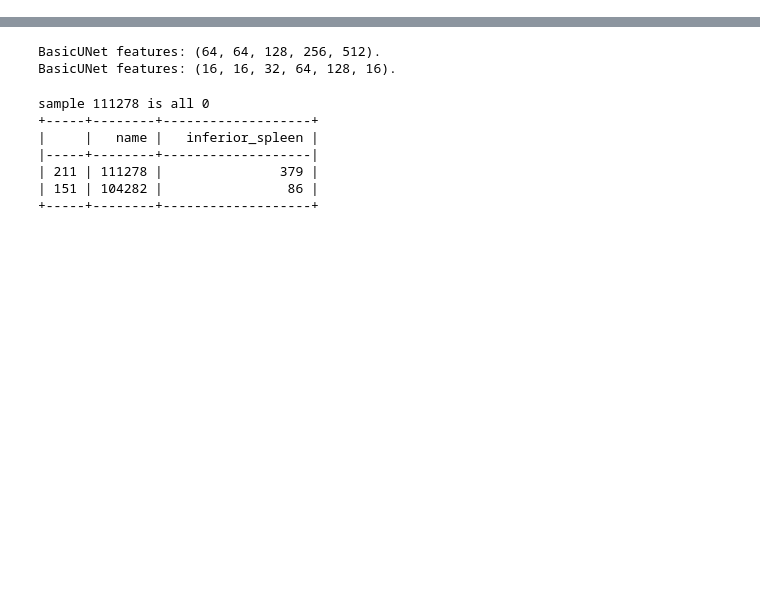
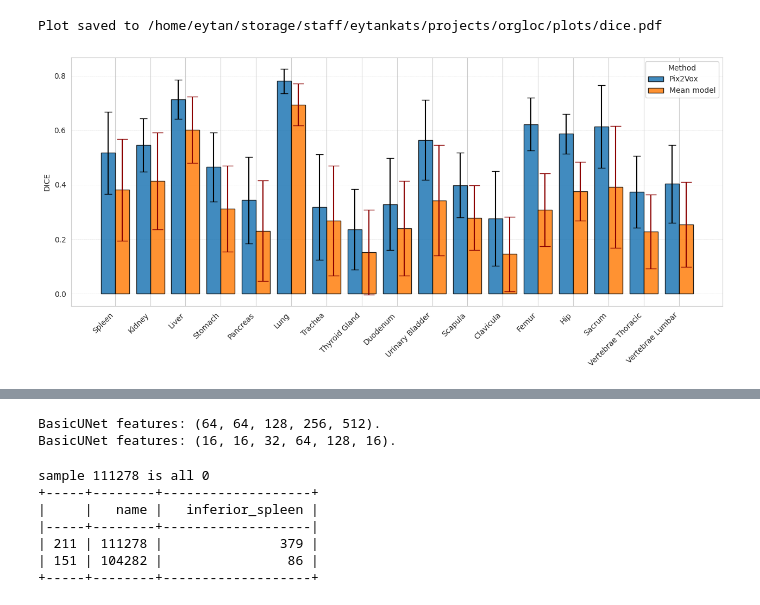
Before and after one commit to EytanKats/orgloc, a Jupyter notebook: notebooks/plot_results_v2_volumetric.ipynb, the cells around one changed output, grey strips where cells are left out. Cells and saved outputs as stored; diff of their text form; code cells hidden in the pictures; blank space fills up the shorter version.

```diff
--- a/notebooks/plot_results_v2_volumetric.ipynb
+++ b/notebooks/plot_results_v2_volumetric.ipynb
@@ -107,0 +558,57 @@ plot_grouped_by_prefix(df, prefixes, title="BBOX ERROR - GROUPED BY PREFIX", out
+# %%
+plot_columns_stacked_barplot(
+    [df_3d, df_mm],
+    prefixes=['dice'],
+    suffixes = [
+    "spleen",
+    "kidney",
+    "liver",
+    "stomach",
+    "pancreas",
+    "lung",
+    "trachea",
+    "thyroid_gland",
+    "duodenum",
+    "urinary_bladder",
+    "heart"
+    "aorta",
+    "scapula",
+    "clavicula",
+    "femur",
+    "hip",
+    "sacrum",
+    "vertebrae_L",
+    "vertebrae_T",
+],
+    labels=('Pix2Vox', 'Mean model'),
+    title='',
+    y_label='DICE',
+    prefix_to_cut='dice_',
+    aspect_ratio=3.2,
+    merge=True,
+    column_name_map={
+    "dice_spleen": "Spleen",
+    "dice_kidney": "Kidney",
+    "dice_liver": "Liver",
+    "dice_stomach": "Stomach",
+    "dice_pancreas": "Pancreas",
+    "dice_lung": "Lung",
+    "dice_trachea": "Trachea",
+    "dice_thyroid_gland": "Thyroid Gland",
+    "dice_duodenum": "Duodenum",
+    "dice_urinary_bladder": "Urinary Bladder",
+    "dice_heart": "Heart",
+    "dice_aorta": "Aorta",
+    "dice_scapula": "Scapula",
+    "dice_clavicula": "Clavicula",
+    "dice_femur": "Femur",
+    "dice_hip":"Hip",
+    "dice_sacrum": "Sacrum",
+    "dice_vertebrae_L": "Vertebrae Lumbar",
+    "dice_vertebrae_T": "Vertebrae Thoracic",
+    },
+    save_path='/home/eytan/storage/staff/eytankats/projects/orgloc/plots/dice.pdf'
+)
+# %% [output]
+Plot saved to /home/eytan/storage/staff/eytankats/projects/orgloc/plots/dice.pdf
+[figure, added]
```
Also changed, not shown: parts of 17 cells of this notebook.
